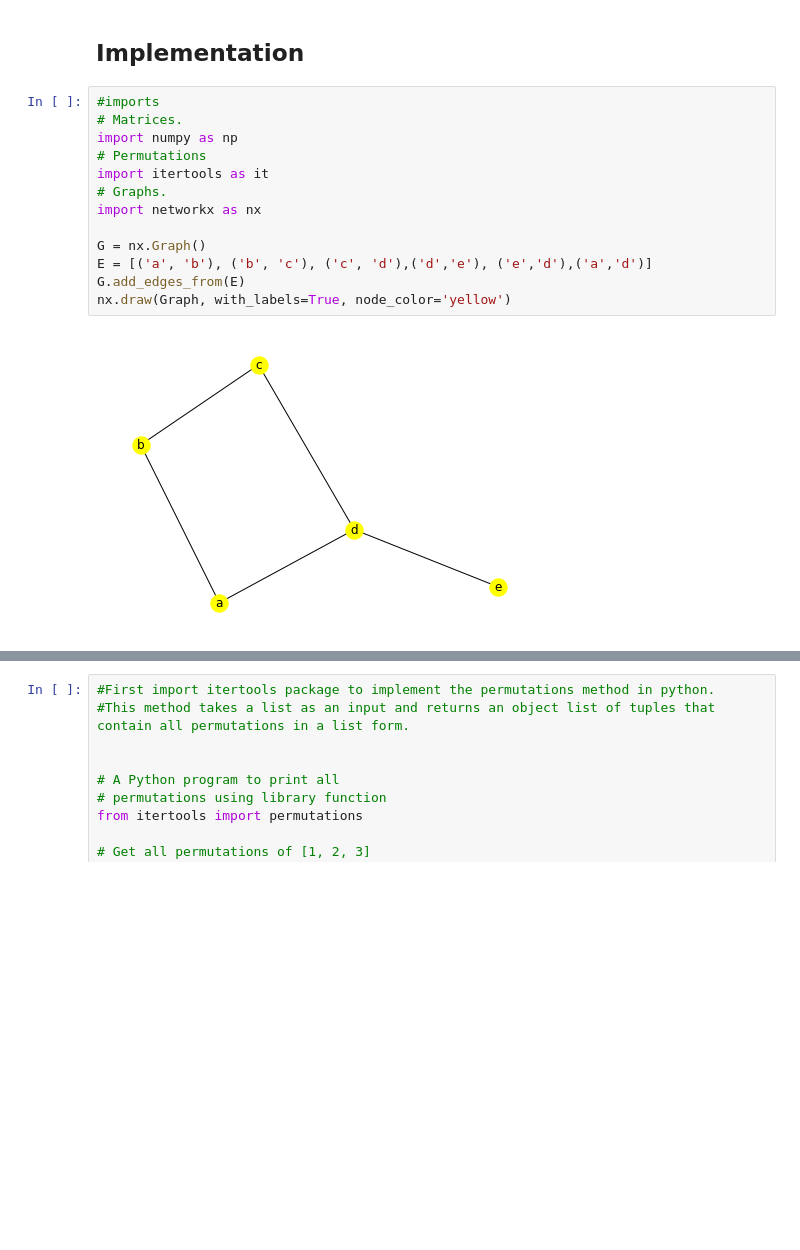
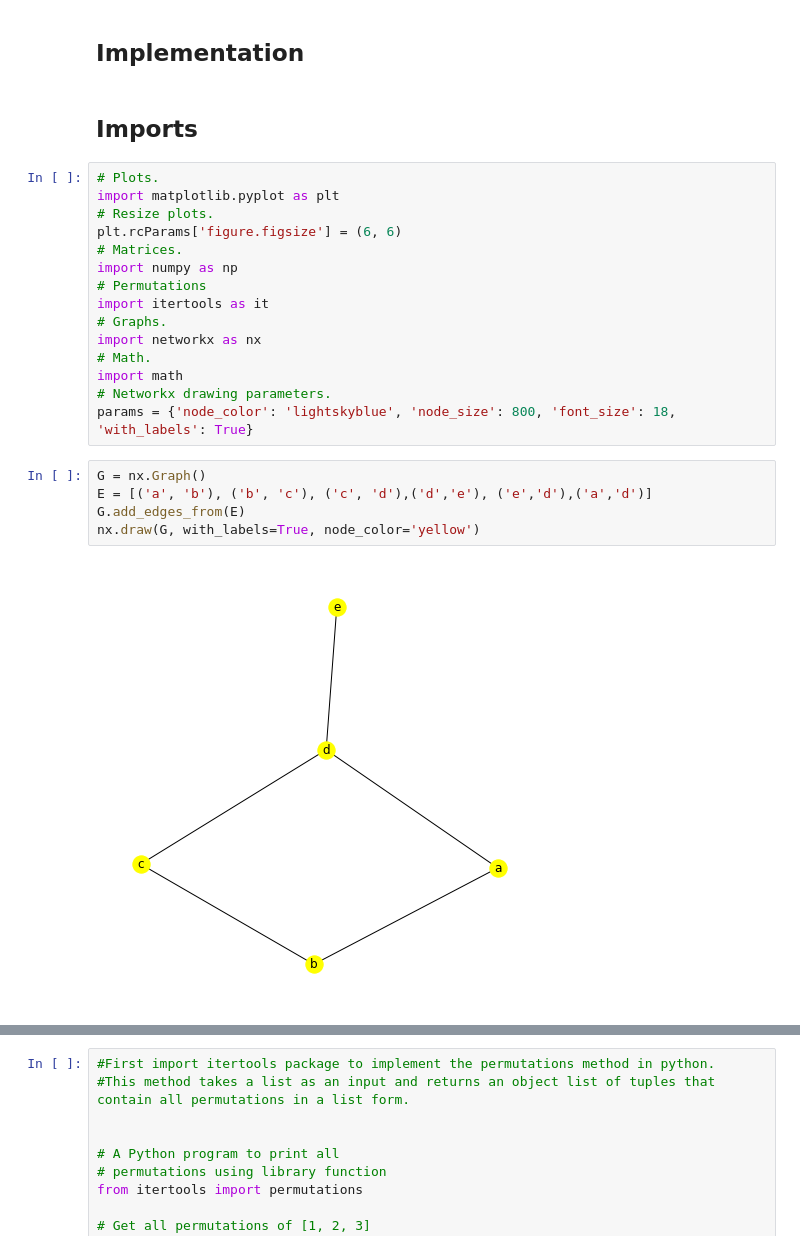
Before and after one commit to YassineJdair/GraphTheoryProject22, a Jupyter notebook: graph-isomorphism.ipynb, the cells around one changed output, grey strips where cells are left out. Drawn from its saved outputs; the diff is of its cells as text; blank space fills up the shorter version.

```diff
--- a/graph-isomorphism.ipynb
+++ b/graph-isomorphism.ipynb
@@ -38,21 +38,30 @@ The adjacency matrix for a directed graph is shown the image below. Observe that
 
 
 <h2>Implementation</h2>
+# %% [markdown]
+<h2>Imports</h2
+# %%
+# Plots.
+import matplotlib.pyplot as plt
+# Resize plots.
+plt.rcParams['figure.figsize'] = (6, 6)
+# Matrices.
+import numpy as np
+# Permutations
+import itertools as it
+# Graphs.
+import networkx as nx
+# Math.
+import math
+# Networkx drawing parameters.
+params = {'node_color': 'lightskyblue', 'node_size': 800, 'font_size': 18, 'with_labels': True}
 # %%
-#imports
-# Matrices.
-import numpy as np
-# Permutations
-import itertools as it
-# Graphs.
-import networkx as nx
-
 G = nx.Graph()
 E = [('a', 'b'), ('b', 'c'), ('c', 'd'),('d','e'), ('e','d'),('a','d')]
 G.add_edges_from(E)
-nx.draw(Graph, with_labels=True, node_color='yellow')
+nx.draw(G, with_labels=True, node_color='yellow')
 # %% [output]
-[figure, old version]
+[figure, new version]
 # %%
 G = nx.Graph()
 E = [('a', 'b'), ('b', 'c'), ('c', 'b'), ('b', 'd'), ('d', 'a'), ('a', 'c')]
```
Also changed, not shown: parts of 42 cells of this notebook, 1 other file.
